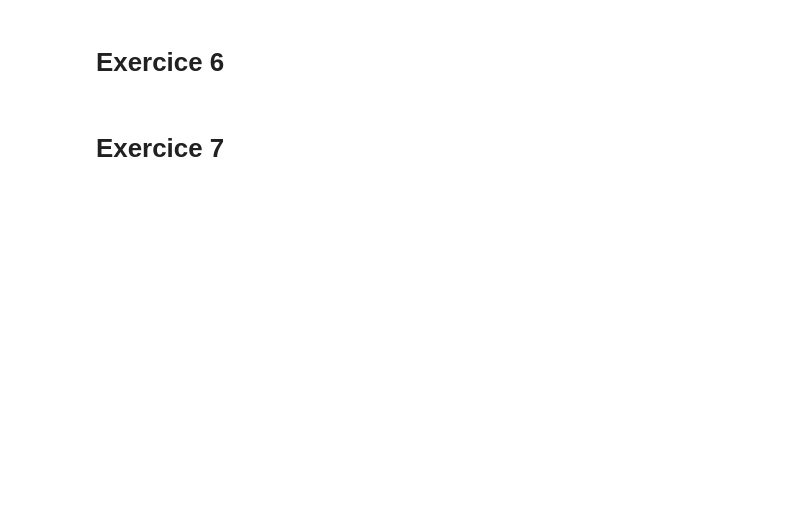
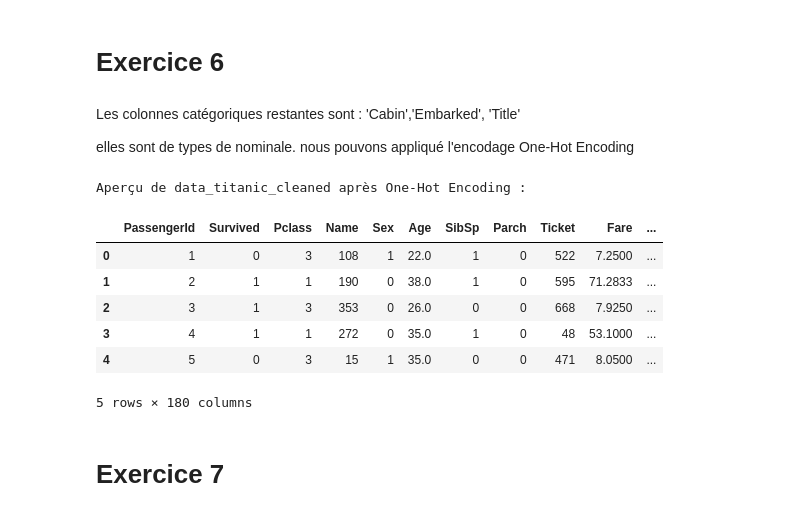
Before and after one commit to briceArmandYeo/DI_Bootcamp, a Jupyter notebook: week2/Day2/ExerciceXP/ExerciceXP.ipynb, the cells around one changed output. Saved outputs shown, nothing was run; the diff lists cells and outputs as text; code cells hidden in the pictures; blank space fills up the shorter version.

```diff
--- a/week2/Day2/ExerciceXP/ExerciceXP.ipynb
+++ b/week2/Day2/ExerciceXP/ExerciceXP.ipynb
@@ -413,3 +367,23 @@ print(df.head())
+# %% [markdown]
+Les colonnes catégoriques restantes sont : 'Cabin','Embarked', 'Title'
+
+elles sont de types de nominale. nous pouvons appliqué l'encodage One-Hot Encoding
+# %%
+cols_to_ohe = ['Cabin', 'Embarked', 'Title']
+
+data_titanic_cleaned = pd.get_dummies(data_titanic_cleaned, columns=cols_to_ohe, dtype=int)
+
+print("Aperçu de data_titanic_cleaned après One-Hot Encoding :")
+display(data_titanic_cleaned.head())
+# %% [output]
+Aperçu de data_titanic_cleaned après One-Hot Encoding :
+|  | PassengerId | Survived | Pclass | Name | Sex | Age | SibSp | Parch | Ticket | Fare | ... |
+| 0 | 1 | 0 | 3 | 108 | 1 | 22.0 | 1 | 0 | 522 | 7.2500 | ... |
+| 1 | 2 | 1 | 1 | 190 | 0 | 38.0 | 1 | 0 | 595 | 71.2833 | ... |
+| 2 | 3 | 1 | 3 | 353 | 0 | 26.0 | 0 | 0 | 668 | 7.9250 | ... |
+| 3 | 4 | 1 | 1 | 272 | 0 | 35.0 | 1 | 0 | 48 | 53.1000 | ... |
+| 4 | 5 | 0 | 3 | 15 | 1 | 35.0 | 0 | 0 | 471 | 8.0500 | ... |
+5 rows × 180 columns
 # %% [markdown]
 # Exercice 7
 # %%
```
Also changed, not shown: parts of 39 cells of this notebook.
